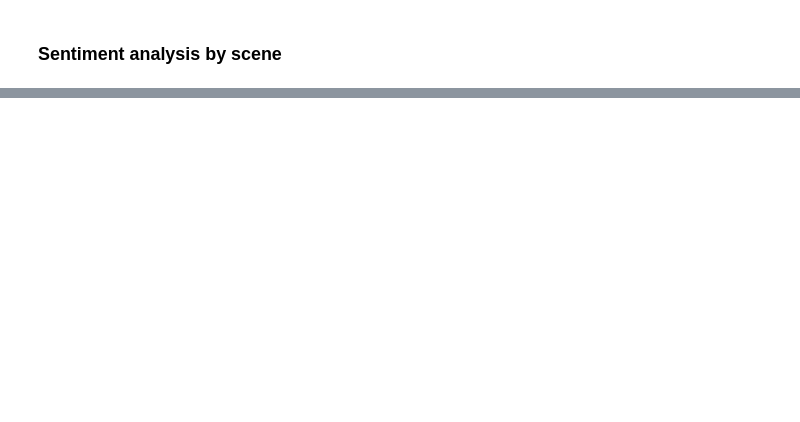
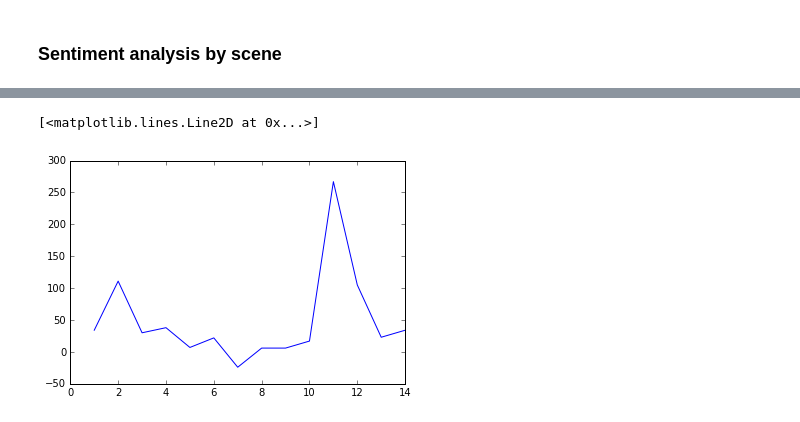
Before and after one commit to sereprz/ShakespeareTextAnalysis, a Jupyter notebook: sentiment_by_scene.ipynb, the cells around one changed output, grey strips where cells are left out. Drawn from its saved outputs; the diff is of its cells as text; code cells hidden in the pictures; blank space fills up the shorter version.

Commit message:
sentiment analysis on plays by scene

```diff
--- a/sentiment_by_scene.ipynb
+++ b/sentiment_by_scene.ipynb
@@ -11,12 +33,35 @@ raw = f.read()
 text = ' '.join([re.sub('\t', ' ', l) for l in raw.splitlines() if l != ''])
 # %%
 tokenizer = RegexpTokenizer(r'\w+')
+# %%
+plays = {}
+for filename in files:
+    title = filename[:-4]
+    with open('plays/{}'.format(filename), 'r') as f:
+        raw = f.read()
+        text = ' '.join([re.sub('\t', ' ', l) for l in raw.splitlines() if l != ''])
+        plays[title] = {'scenes': {}, 'sentiment': {}, 'avg_word_valence': {}}
+        i = 1
+        for scene in re.split('SCENE [IVXCLM]+ ', text)[1:]:
+            n = i
+            tokens = tokenizer.tokenize(scene)
+            names = [w.lower() for w in set(tokens) if w.isupper()]
+            tokens = [w.lower() for w in tokens if w.lower() not in names]
+            plays[title]['scenes'][n] = [w for w in tokens if w not in nltk.corpus.stopwords.words('english')]
+            plays[title]['sentiment'][n] = score_text(plays[title]['scenes'][n])
+            plays[title]['avg_word_valence'][n] = avg_word_valence(plays[title]['scenes'][n])
+            i += 1
 # %%
 scenes = {}
+scenes_sentiment = {}
+scenes_awv = {}
 i = 1
 for scene in re.split('SCENE [IVXCLM]+ ', text)[1:]:
+    key = i
     tokens = tokenizer.tokenize(scene)
     names = [w.lower() for w in set(tokens) if w.isupper()]
     tokens = [w.lower() for w in tokens if w.lower() not in names]
-    scenes['scene_{}'.format(i)] = [w for w in tokens if w not in nltk.corpus.stopwords.words('english')]
+    scenes[key] = [w for w in tokens if w not in nltk.corpus.stopwords.words('english')]
+    scenes_sentiment[key] = score_text(scenes[key])
+    scenes_awv[key] = avg_word_valence(scenes[key])
     i += 1
@@ -41,0 +68,4 @@ SyntaxError: invalid syntax (<ipython-input-171-037bbf0968f3>, line 1)
+# %%
+tmp = pd.DataFrame.from_dict(scenes_sentiment, orient='index').reset_index()
+# %%
+tmp.columns = ['scene', 'score']
@@ -41,0 +76,5 @@ SyntaxError: invalid syntax (<ipython-input-171-037bbf0968f3>, line 1)
+# %%
+plt.plot(tmp.scene, tmp.score)
+# %% [output]
+[<matplotlib.lines.Line2D at 0x...>]
+[figure, added]
```
Also changed, not shown: parts of 15 cells of this notebook, 22 other files.
